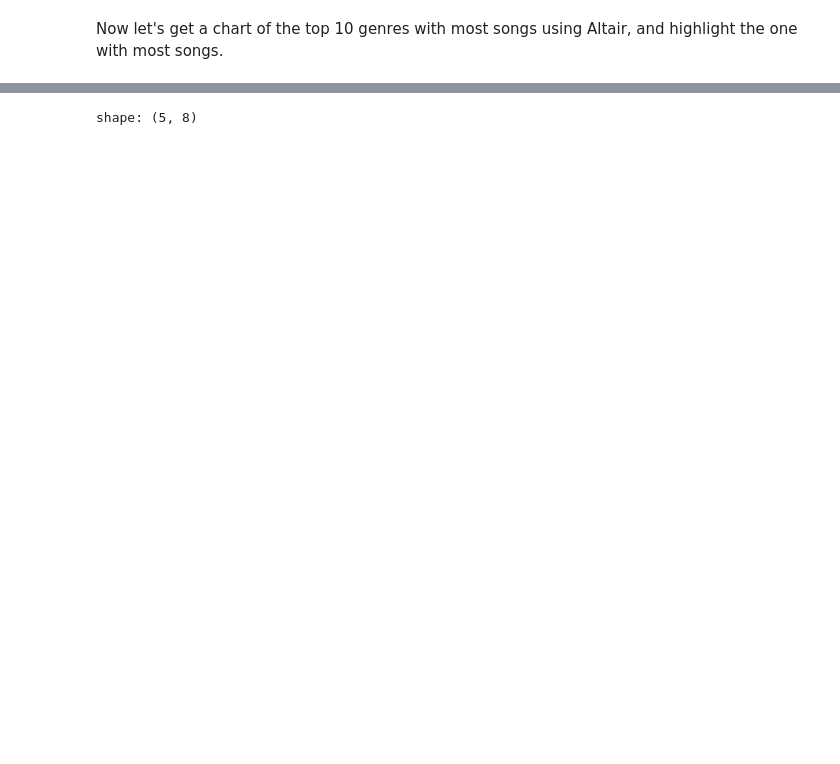
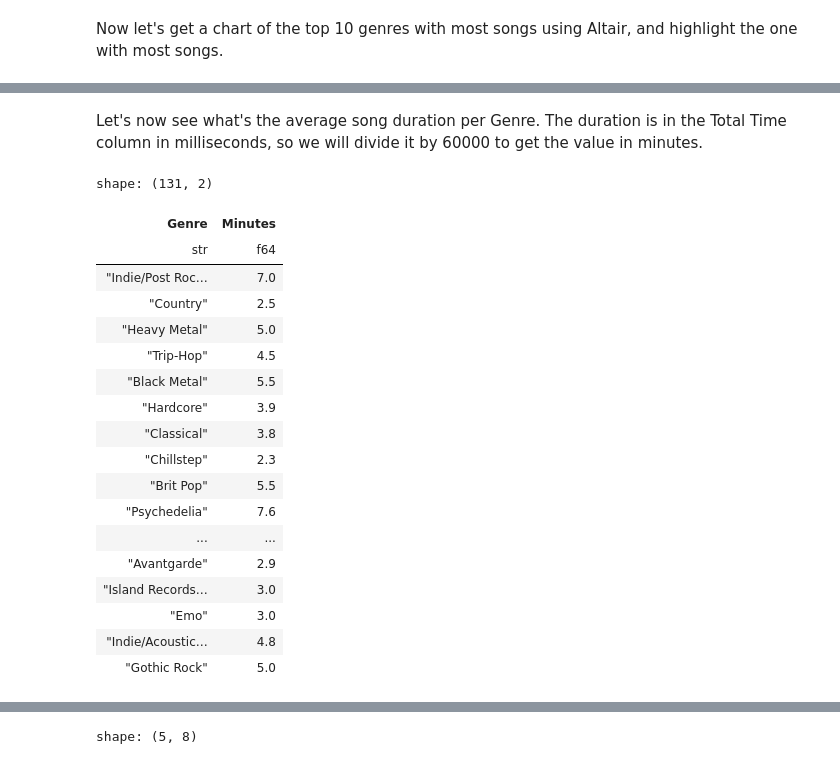
Before and after one commit to Underdoge/music-ds, a Jupyter notebook: Jupyter_Workbook.ipynb, the cells around one changed output, grey strips where cells are left out. Cells and saved outputs as stored; diff of their text form; code cells hidden in the pictures; blank space fills up the shorter version.

```diff
--- a/Jupyter_Workbook.ipynb
+++ b/Jupyter_Workbook.ipynb
@@ -313,3 +307,30 @@ alt.Chart(top_10_genres, title="Top 10 Genres").mark_bar().encode(
 )
 # %% [output]
 [interactive output not drawn]
+# %% [markdown]
+Let's now see what's the average song duration per Genre. The duration is in the Total Time column in milliseconds, so we will divide it by 60000 to get the value in minutes.
+# %%
+avg_duration_per_genre = songs_df.group_by('Genre').agg(
+    (pl.mean('Total Time')/60000).round(1).alias('Minutes')
+)
+avg_duration_per_genre
+# %% [output]
+shape: (131, 2)
+| Genre | Minutes |
+| str | f64 |
+| "Indie/Post Roc… | 7.0 |
+| "Country" | 2.5 |
+| "Heavy Metal" | 5.0 |
+| "Trip-Hop" | 4.5 |
+| "Black Metal" | 5.5 |
+| "Hardcore" | 3.9 |
+| "Classical" | 3.8 |
+| "Chillstep" | 2.3 |
+| "Brit Pop" | 5.5 |
+| "Psychedelia" | 7.6 |
+| ... | ... |
+| "Avantgarde" | 2.9 |
+| "Island Records… | 3.0 |
+| "Emo" | 3.0 |
+| "Indie/Acoustic… | 4.8 |
+| "Gothic Rock" | 5.0 |
```
Also changed, not shown: parts of 28 cells of this notebook.
